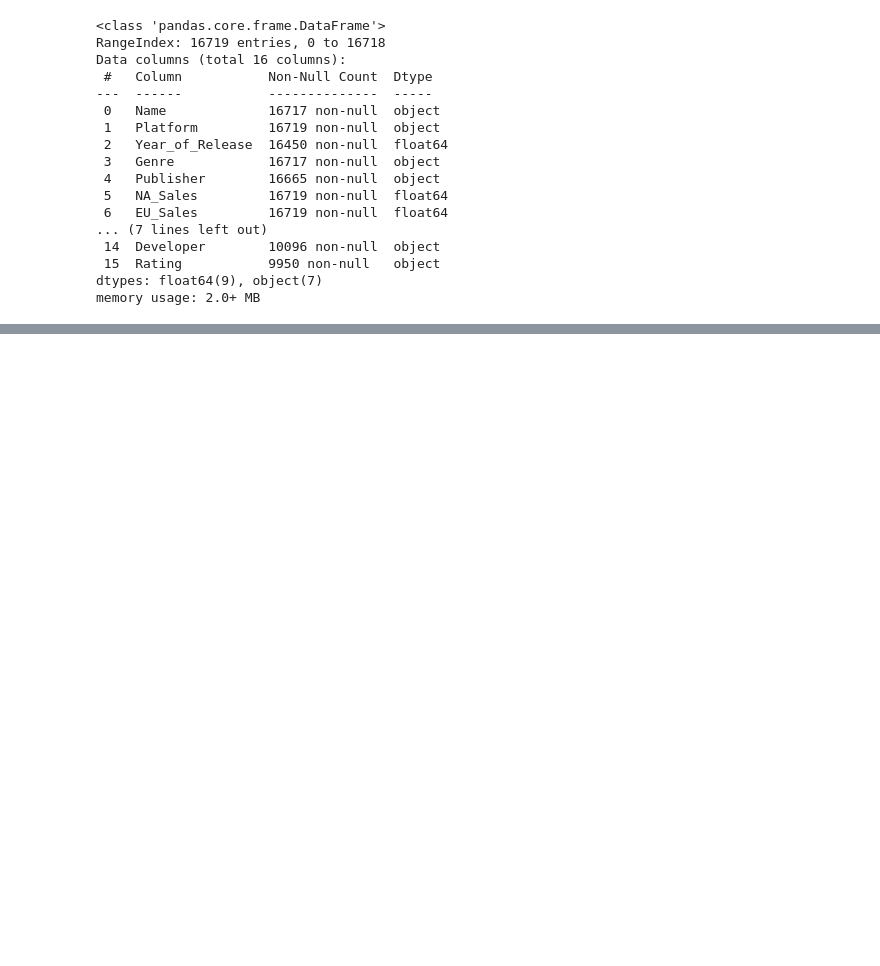
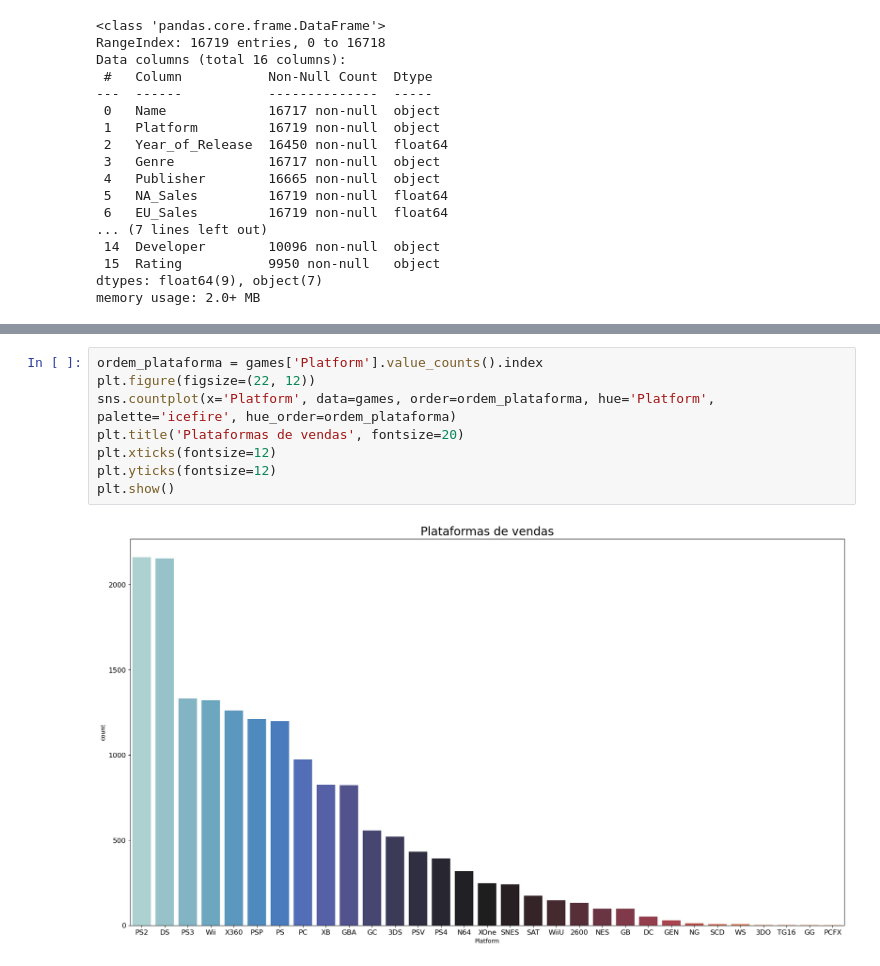
Before and after one commit to carlosvinicius-ai/DataScience, a Jupyter notebook: Codigos/exercicios/games_sales.ipynb, the cells around one changed output, grey strips where cells are left out. Saved outputs shown, nothing was run; the diff lists cells and outputs as text; blank space fills up the shorter version.

```diff
--- a/Codigos/exercicios/games_sales.ipynb
+++ b/Codigos/exercicios/games_sales.ipynb
@@ -77,0 +91,10 @@ memory usage: 2.0+ MB
+# %%
+ordem_plataforma = games['Platform'].value_counts().index
+plt.figure(figsize=(22, 12))
+sns.countplot(x='Platform', data=games, order=ordem_plataforma, hue='Platform', palette='icefire', hue_order=ordem_plataforma)
+plt.title('Plataformas de vendas', fontsize=20)
+plt.xticks(fontsize=12)
+plt.yticks(fontsize=12)
+plt.show()
+# %% [output]
+[figure, added]
```
Also changed, not shown: parts of 5 cells of this notebook.
